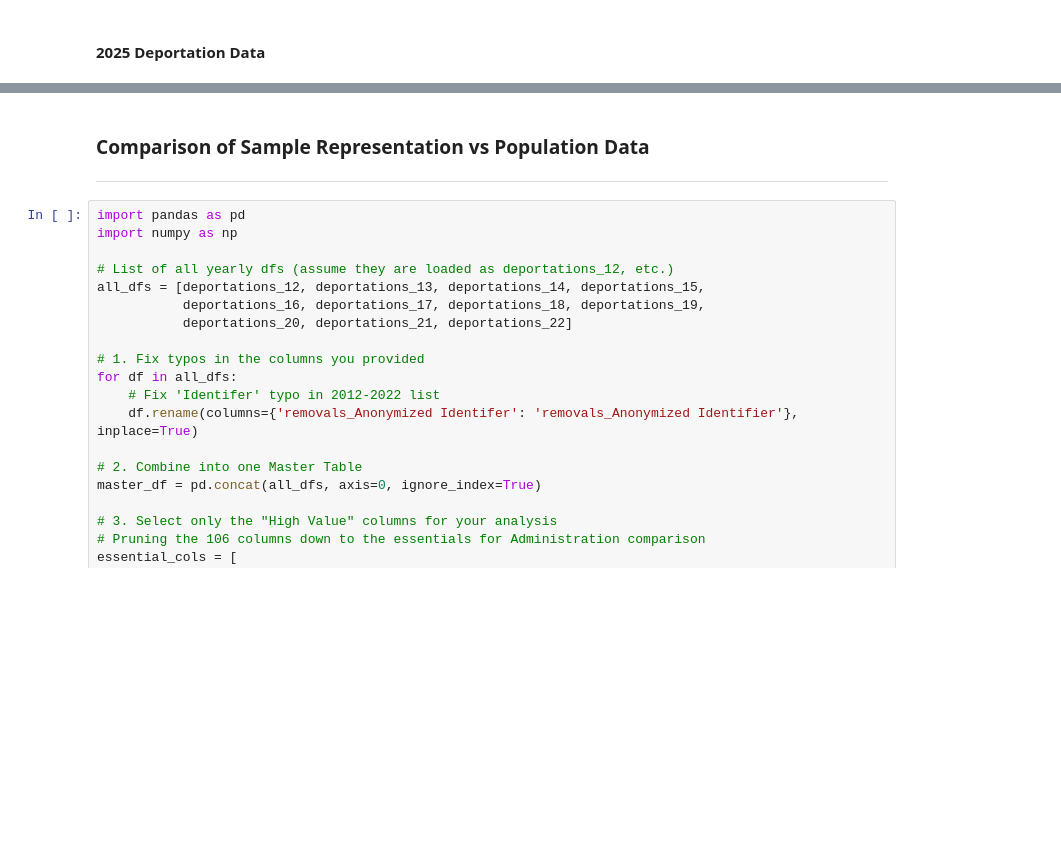
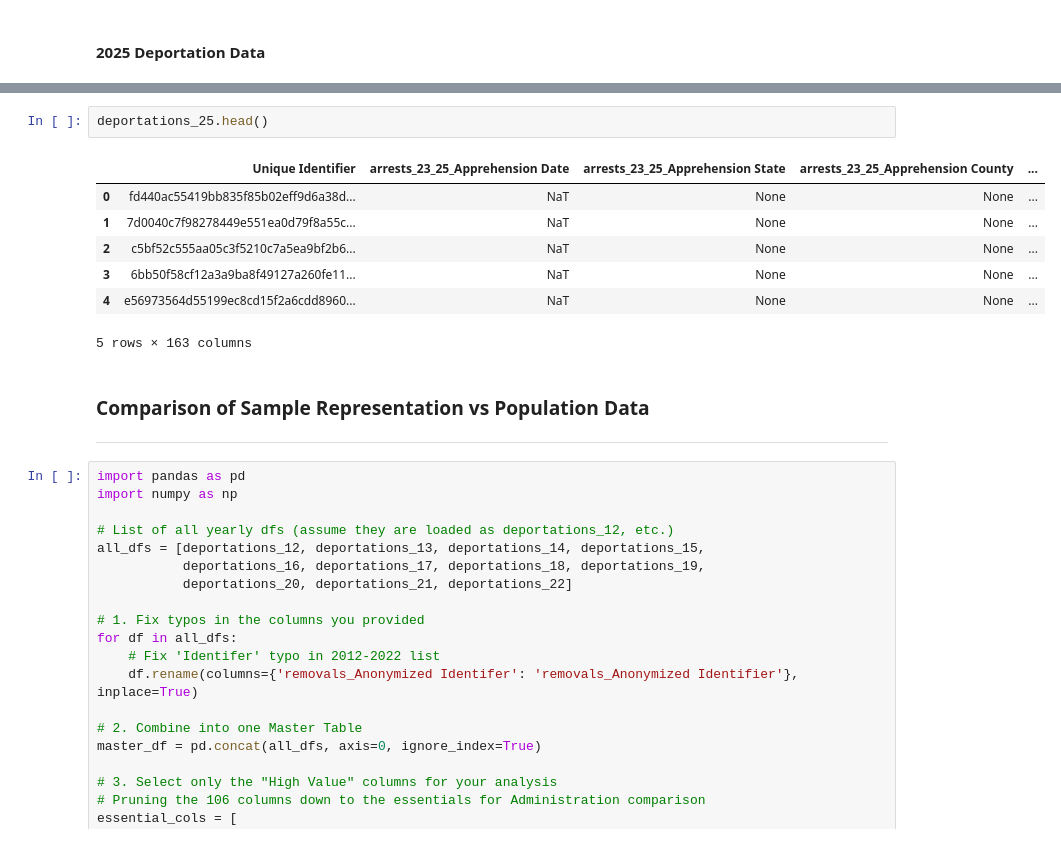
Before and after one commit to emilynnguyen1/ICE-Outcomes, a Jupyter notebook: notebooks/Cleaning-Data.ipynb, the cells around one changed output, grey strips where cells are left out. Saved outputs shown, nothing was run; the diff lists cells and outputs as text; blank space fills up the shorter version.

```diff
--- a/notebooks/Cleaning-Data.ipynb
+++ b/notebooks/Cleaning-Data.ipynb
@@ -515,3 +617,13 @@ deportations_22.head()
+# %%
+deportations_25.head()
+# %% [output]
+|  | Unique Identifier | arrests_23_25_Apprehension Date | arrests_23_25_Apprehension State | arrests_23_25_Apprehension County | ... |
+| 0 | fd440ac55419bb835f85b02eff9d6a38d... | NaT | None | None | ... |
+| 1 | 7d0040c7f98278449e551ea0d79f8a55c... | NaT | None | None | ... |
+| 2 | c5bf52c555aa05c3f5210c7a5ea9bf2b6... | NaT | None | None | ... |
+| 3 | 6bb50f58cf12a3a9ba8f49127a260fe11... | NaT | None | None | ... |
+| 4 | e56973564d55199ec8cd15f2a6cdd8960... | NaT | None | None | ... |
+5 rows × 163 columns
 # %% [markdown]
 ### Comparison of Sample Representation vs Population Data
 ---
```
Also changed, not shown: parts of 20 cells of this notebook.
